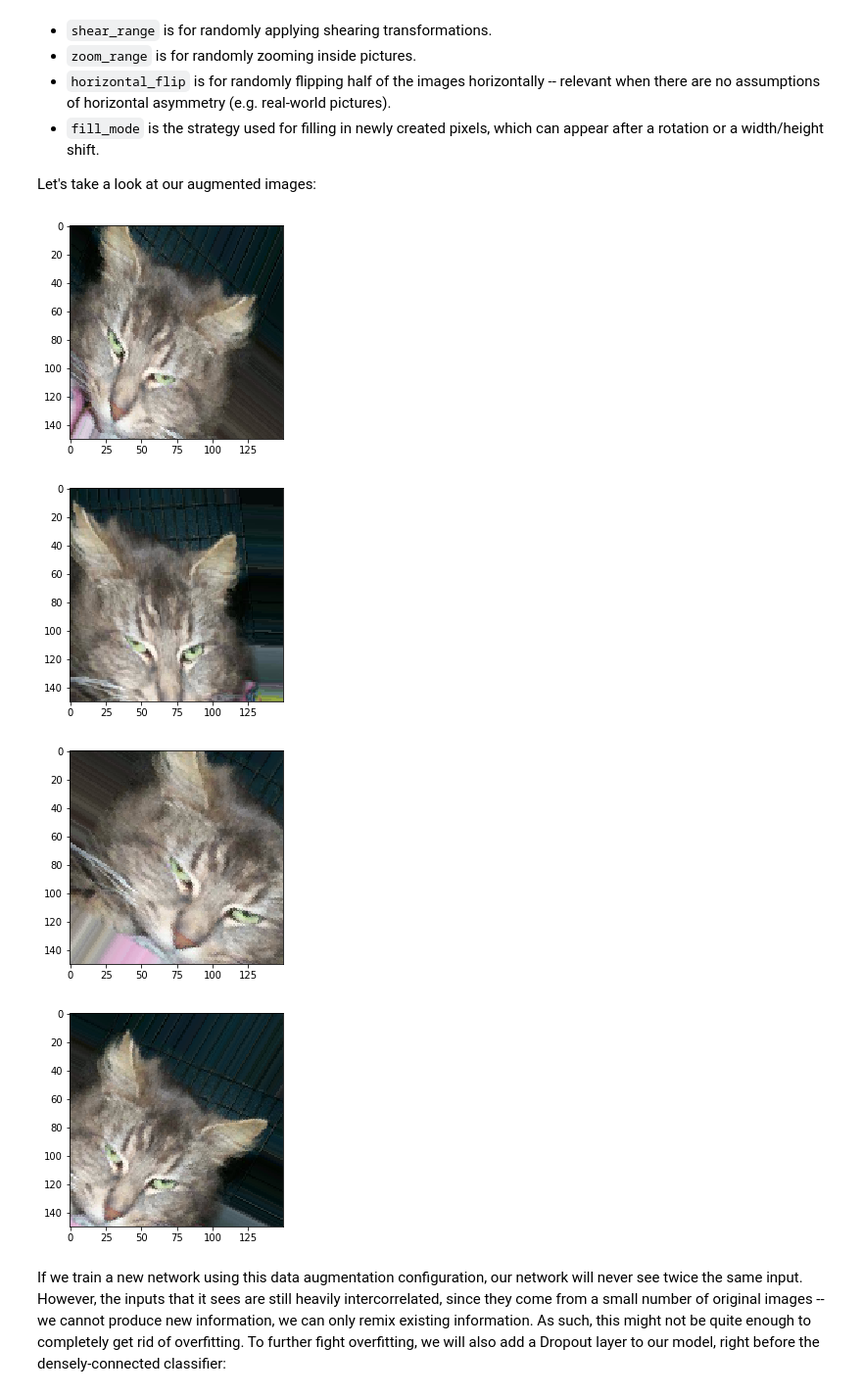
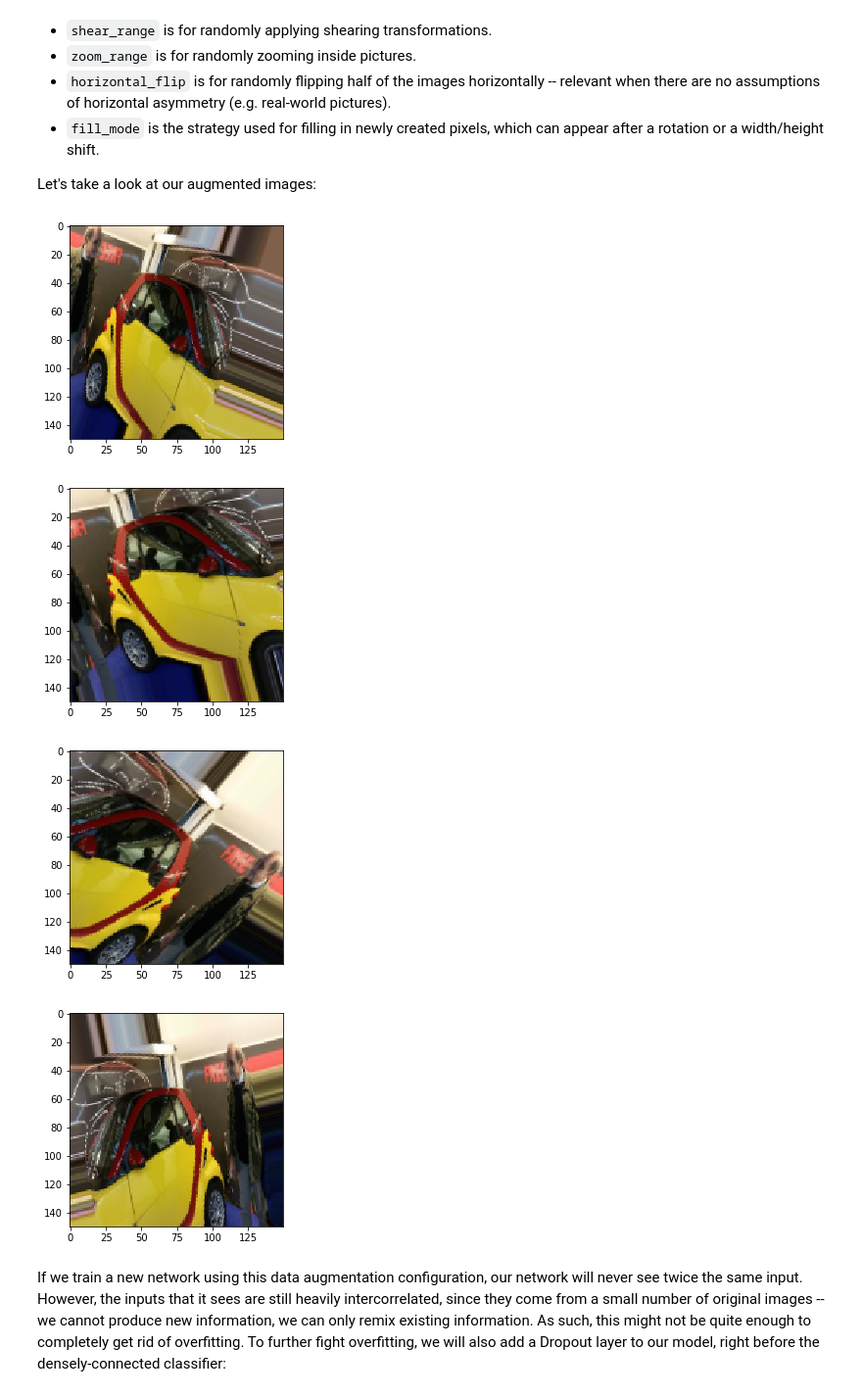
Before and after one commit to SquareDorito/DATA2040-DLPython, a Jupyter notebook: 5.2-using-convnets-with-small-datasets (trains vs. cars).ipynb, the cells around one changed output. Shown at 98% size. Saved outputs shown, nothing was run; the diff lists cells and outputs as text; code cells hidden in the pictures.

```diff
--- a/5.2-using-convnets-with-small-datasets (trains vs. cars).ipynb
+++ b/5.2-using-convnets-with-small-datasets (trains vs. cars).ipynb
@@ -329,37 +346,37 @@ Let's take a look at our augmented images:
 # %%
 # This is module with image preprocessing utilities
 from keras.preprocessing import image
 
-fnames = [os.path.join(train_cats_dir, fname) for fname in os.listdir(train_cats_dir)]
+fnames = [os.path.join(train_cars_dir, fname) for fname in os.listdir(train_cars_dir)]
 
 # We pick one image to "augment"
 img_path = fnames[3]
 
 # Read the image and resize it
 img = image.load_img(img_path, target_size=(150, 150))
 
 # Convert it to a Numpy array with shape (150, 150, 3)
 x = image.img_to_array(img)
 
 # Reshape it to (1, 150, 150, 3)
 x = x.reshape((1,) + x.shape)
 
 # The .flow() command below generates batches of randomly transformed images.
 # It will loop indefinitely, so we need to `break` the loop at some point!
 i = 0
 for batch in datagen.flow(x, batch_size=1):
     plt.figure(i)
     imgplot = plt.imshow(image.array_to_img(batch[0]))
     i += 1
     if i % 4 == 0:
         break
 
 plt.show()
 # %% [output]
-[figure, old version]
+[figure, new version]
-[figure, old version]
+[figure, new version]
-[figure, old version]
+[figure, new version]
-[figure, old version]
+[figure, new version]
 # %% [markdown]
 If we train a new network using this data augmentation configuration, our network will never see twice the same input. However, the inputs
 that it sees are still heavily intercorrelated, since they come from a small number of original images -- we cannot produce new information,
```
Also changed, not shown: parts of 14 cells of this notebook, 3 other files.
